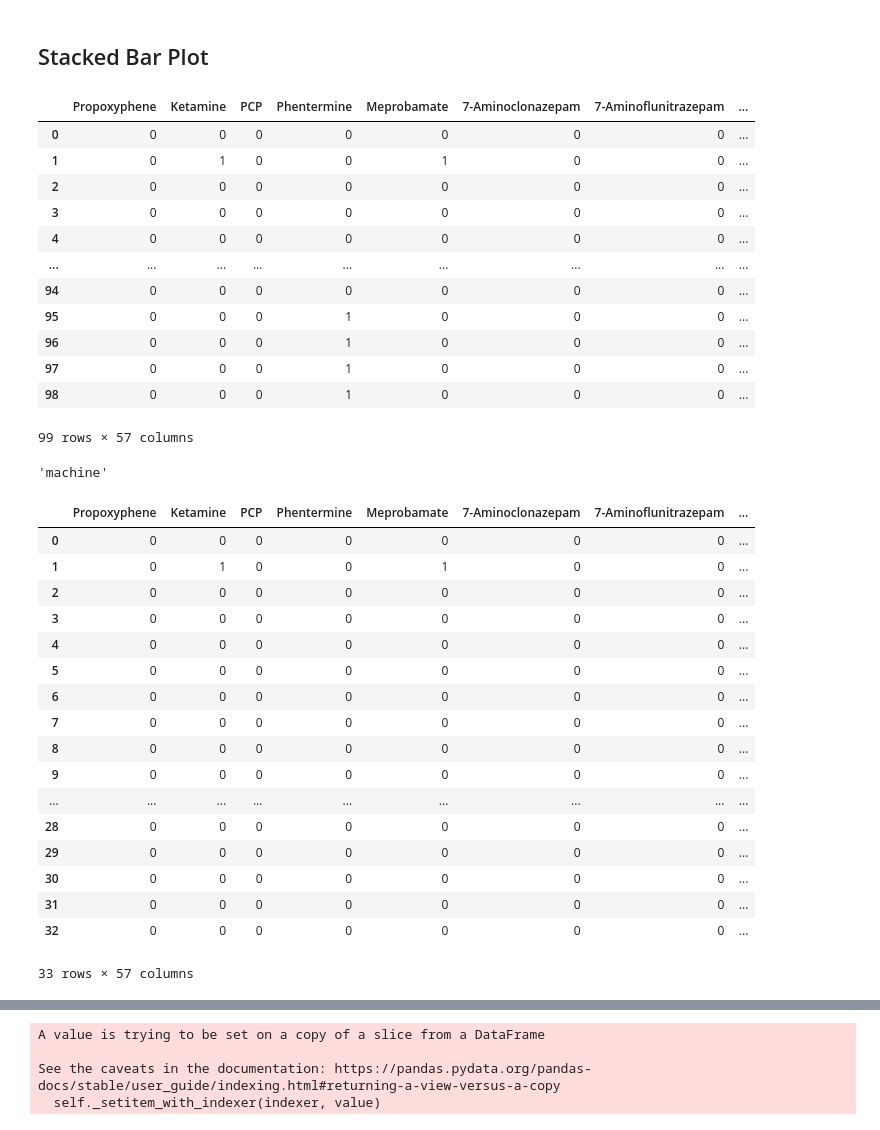
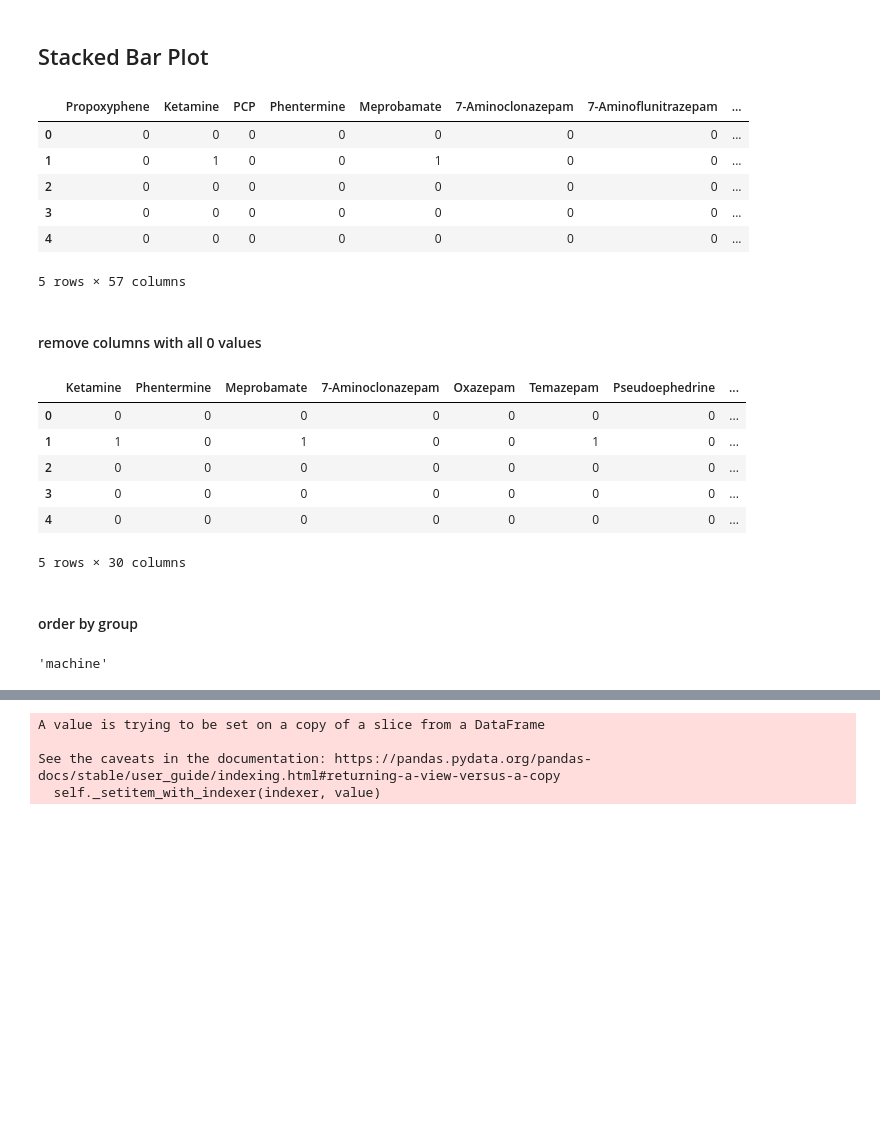
Before and after one commit to mloop/uf-wastewater, a Jupyter notebook: nbs/data_inventory.ipynb, the cells around one changed output, grey strips where cells are left out. Drawn from its saved outputs; the diff is of its cells as text; code cells hidden in the pictures; blank space fills up the shorter version.

```diff
--- a/nbs/data_inventory.ipynb
+++ b/nbs/data_inventory.ipynb
@@ -395,18 +434,14 @@ import matplotlib.pyplot as plt
 # %%
 data_missing_pattern = pd.read_csv("../data/metabolites_missing_pattern.csv")
 # %%
-data_missing_pattern
+data_missing_pattern.head()
 # %% [output]
 |  | Propoxyphene | Ketamine | PCP | Phentermine | Meprobamate | 7-Aminoclonazepam | 7-Aminoflunitrazepam | ... |
 | 0 | 0 | 0 | 0 | 0 | 0 | 0 | 0 | ... |
 | 1 | 0 | 1 | 0 | 0 | 1 | 0 | 0 | ... |
 | 2 | 0 | 0 | 0 | 0 | 0 | 0 | 0 | ... |
 | 3 | 0 | 0 | 0 | 0 | 0 | 0 | 0 | ... |
 | 4 | 0 | 0 | 0 | 0 | 0 | 0 | 0 | ... |
-| ... | ... | ... | ... | ... | ... | ... | ... | ... |
-| 94 | 0 | 0 | 0 | 0 | 0 | 0 | 0 | ... |
-| 95 | 0 | 0 | 0 | 1 | 0 | 0 | 0 | ... |
-| 96 | 0 | 0 | 0 | 1 | 0 | 0 | 0 | ... |
-| 97 | 0 | 0 | 0 | 1 | 0 | 0 | 0 | ... |
-| 98 | 0 | 0 | 0 | 1 | 0 | 0 | 0 | ... |
-99 rows × 57 columns
+5 rows × 57 columns
+# %% [markdown]
+#### remove columns with all 0 values
@@ -413,3 +450,15 @@ data_missing_pattern
+# %%
+data_missing_pattern.head()
+# %% [output]
+|  | Ketamine | Phentermine | Meprobamate | 7-Aminoclonazepam | Oxazepam | Temazepam | Pseudoephedrine | ... |
+| 0 | 0 | 0 | 0 | 0 | 0 | 0 | 0 | ... |
+| 1 | 1 | 0 | 1 | 0 | 0 | 1 | 0 | ... |
+| 2 | 0 | 0 | 0 | 0 | 0 | 0 | 0 | ... |
+| 3 | 0 | 0 | 0 | 0 | 0 | 0 | 0 | ... |
+| 4 | 0 | 0 | 0 | 0 | 0 | 0 | 0 | ... |
+5 rows × 30 columns
+# %% [markdown]
+#### order by group
 # %%
 analytes = data_missing_pattern.columns
 # %%
@@ -418,24 +467,3 @@ analytes = list(analytes)
 analytes.pop()
 # %% [output]
 'machine'
-# %%
-data_missing_pattern[data_missing_pattern.machine == "Shimadzu"]
-# %% [output]
-|  | Propoxyphene | Ketamine | PCP | Phentermine | Meprobamate | 7-Aminoclonazepam | 7-Aminoflunitrazepam | ... |
-| 0 | 0 | 0 | 0 | 0 | 0 | 0 | 0 | ... |
-| 1 | 0 | 1 | 0 | 0 | 1 | 0 | 0 | ... |
-| 2 | 0 | 0 | 0 | 0 | 0 | 0 | 0 | ... |
-| 3 | 0 | 0 | 0 | 0 | 0 | 0 | 0 | ... |
-| 4 | 0 | 0 | 0 | 0 | 0 | 0 | 0 | ... |
-| 5 | 0 | 0 | 0 | 0 | 0 | 0 | 0 | ... |
-| 6 | 0 | 0 | 0 | 0 | 0 | 0 | 0 | ... |
-| 7 | 0 | 0 | 0 | 0 | 0 | 0 | 0 | ... |
-| 8 | 0 | 0 | 0 | 0 | 0 | 0 | 0 | ... |
-| 9 | 0 | 0 | 0 | 0 | 0 | 0 | 0 | ... |
-| ... | ... | ... | ... | ... | ... | ... | ... | ... |
-| 28 | 0 | 0 | 0 | 0 | 0 | 0 | 0 | ... |
-| 29 | 0 | 0 | 0 | 0 | 0 | 0 | 0 | ... |
-| 30 | 0 | 0 | 0 | 0 | 0 | 0 | 0 | ... |
-| 31 | 0 | 0 | 0 | 0 | 0 | 0 | 0 | ... |
-| 32 | 0 | 0 | 0 | 0 | 0 | 0 | 0 | ... |
-33 rows × 57 columns
```
Also changed, not shown: parts of 10 cells of this notebook, 8 other files.
